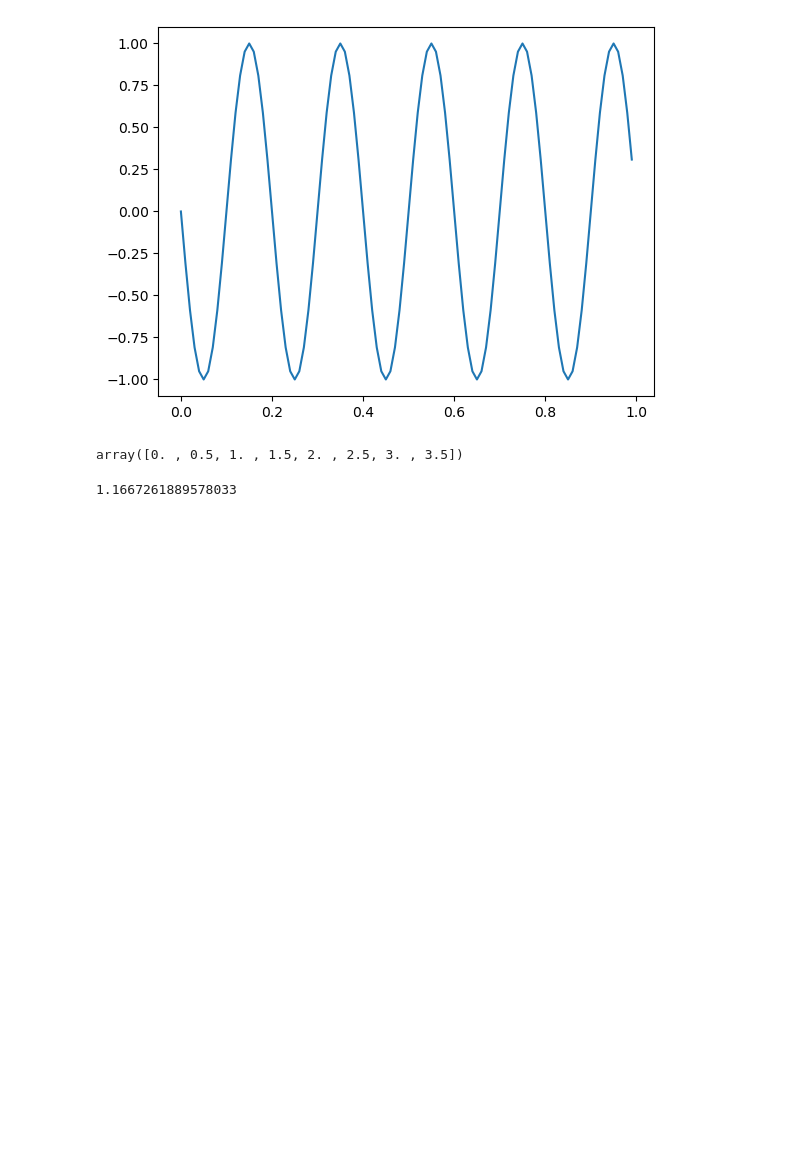
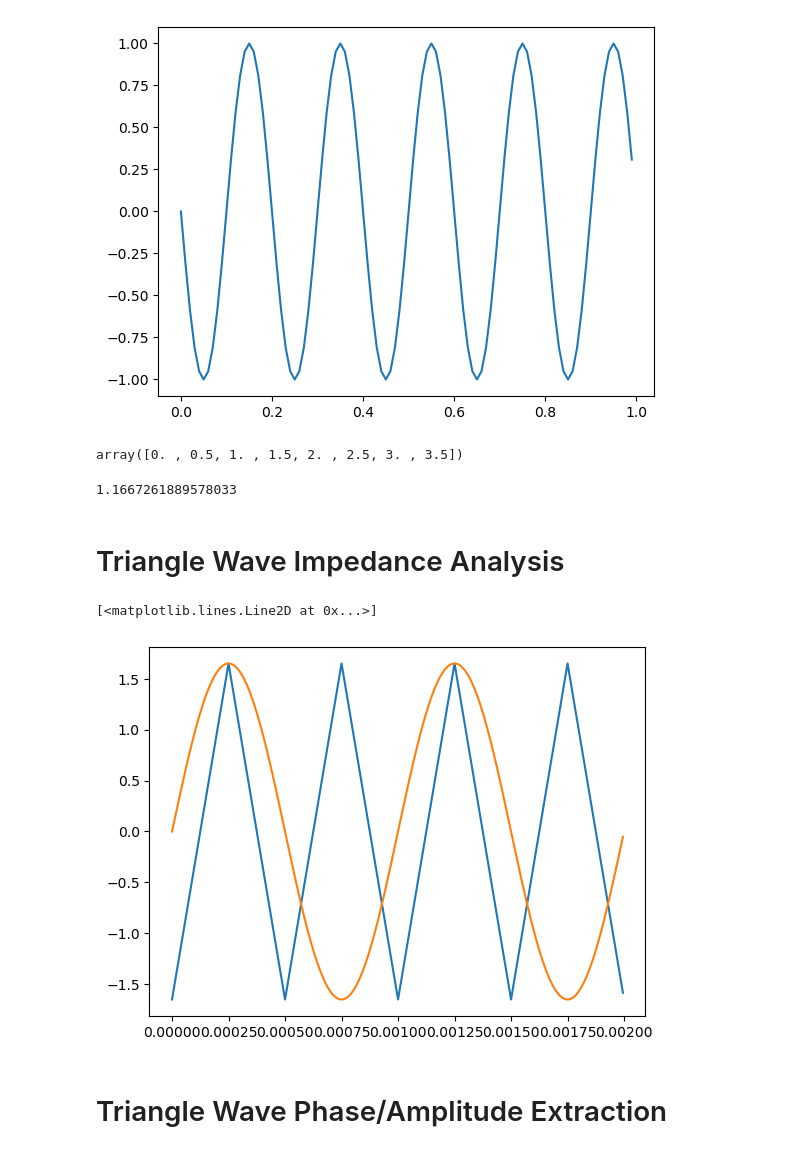
Before and after one commit to nazeern/nanotech, a Jupyter notebook: SimRC.ipynb, the cells around one changed output. Saved outputs shown, nothing was run; the diff lists cells and outputs as text; code cells hidden in the pictures; blank space fills up the shorter version.

```diff
--- a/SimRC.ipynb
+++ b/SimRC.ipynb
@@ -421,3 +422,5 @@ array([0. , 0.5, 1. , 1.5, 2. , 2.5, 3. , 3.5])
 np.sqrt(np.mean(V_in**2))
 # %% [output]
 1.1667261889578033
+# %% [markdown]
+# Triangle Wave Impedance Analysis
@@ -423,0 +430,13 @@ np.sqrt(np.mean(V_in**2))
+# %%
+# Frequency & Amplitude of tri wave
+freq = 1000
+V_amp = 3.3 / 2
+
+# Desired number of wave oscillations
+cycle_num = 5
+
+# Duration of sin wave in seconds
+duration = cycle_num / freq
+
+# Sampling rate of device (samples / sec)
+samp_rate = freq * 100
@@ -423,0 +488,11 @@ np.sqrt(np.mean(V_in**2))
+# %%
+# Sample Usage
+t1, V_in1 = generate_wave(2000, 3.3/2, "triangle", duration=0.002, samp_rate=2000*100)
+t2, V_in2 = generate_wave(1000, 3.3/2, "sin", cycle_num=2, samp_rate=2000*100)
+plt.plot(t1, V_in1)
+plt.plot(t2, V_in2)
+# %% [output]
+[<matplotlib.lines.Line2D at 0x...>]
+[figure, added]
+# %% [markdown]
+# Triangle Wave Phase/Amplitude Extraction
```
Also changed, not shown: parts of 15 cells of this notebook, 3 other files.
